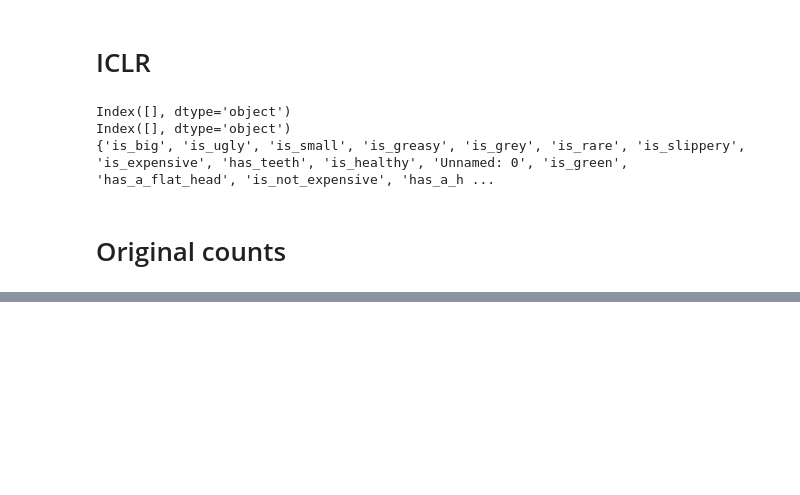
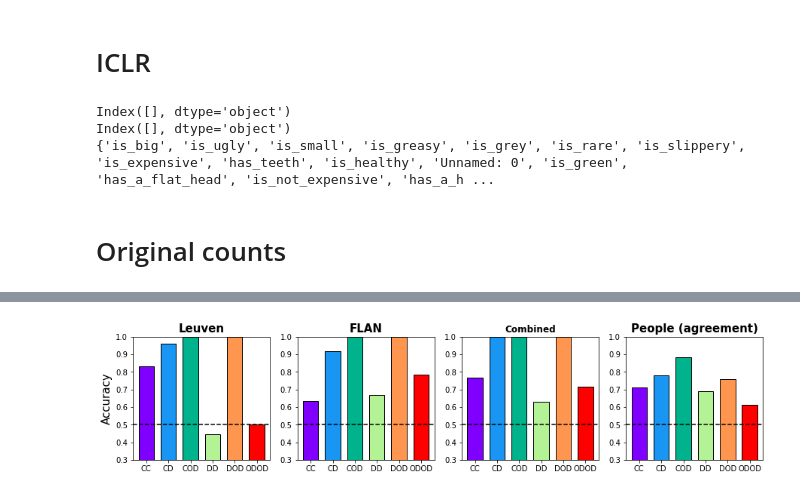
Before and after one commit to siddsuresh97/conceptual_representations_gpt, a Jupyter notebook: iclr/nb/exp_1.ipynb, the cells around one changed output, grey strips where cells are left out. Saved outputs shown, nothing was run; the diff lists cells and outputs as text; code cells hidden in the pictures; blank space fills up the shorter version.

```diff
--- a/iclr/nb/exp_1.ipynb
+++ b/iclr/nb/exp_1.ipynb
@@ -132,0 +979,10 @@ leuven_norms.to_csv('../data/leuven/leuven_norms_original_counts.csv')
+# %%
+leuven_norms, flan_responses = preprocess_leuven_and_flan_to_calculate_dprime(threshold=4, flan_responses_fpath='../data/leuven/flan_leuven_norms_with_spaces.csv')
+combined = combine_leuven_and_flan(leuven_norms, flan_responses)
+triplet_data = pd.read_csv('../results/leuven_triplets_meanagree.csv', index_col=0)
+
+# calculate cosine distance matrix between all pairs of stimuli in leuven_norms
+# set the names of the stimuli as the index of the dataframe
+leuven_cosine_dist = 1 - pd.DataFrame(cosine_similarity(leuven_norms.T), index=leuven_norms.columns, columns=leuven_norms.columns)
+flan_cosine_dist = 1 - pd.DataFrame(cosine_similarity(flan_responses.T), index=flan_responses.columns, columns=flan_responses.columns)
+combined_cosine_dist = 1 - pd.DataFrame(cosine_similarity(combined.T), index=combined.columns, columns=combined.columns)
@@ -132,0 +1059,69 @@ leuven_norms.to_csv('../data/leuven/leuven_norms_original_counts.csv')
+# %%
+df['leuven_4_accuracy']['ODOD'] = 0.5
+# %%
+fig, axes = plt.subplots(nrows=1, ncols=4, figsize=(15, 3))
+# set the title of the graph to be 'Accuracy of different models
+# fig.suptitle('Accuracy of predictions from different models', fontweight='bold', fontsize=20)
+original_colors = plt.cm.rainbow(np.linspace(0, 1, len(df.index)))
+colors = [colorsys.rgb_to_hsv(color[0]*255, color[1]*255, color[2]*255) for color in original_colors]
+colors = [colorsys.hsv_to_rgb(color[0], saturation, brightness) for color in colors]
+colors[0] = original_colors[0]
+colors[1] = original_colors[1]
+colors[3] = original_colors[3]
+colors[4] = original_colors[4]
+colors[5] = original_colors[5]
+
+
+
+# make the colors less bright and more saturated
+# decrease the distamce between the bars
+# remove the x axis label
+
+df['leuven_4_accuracy'].plot(kind='bar', color=colors, ax=axes[0],  width=0.7, edgecolor='black')
+axes[0].set_title('Leuven', fontweight='bold', fontsize=15)
+axes[0].set_ylabel('Accuracy', fontsize=15)
+axes[0].set_ylim(0.3, 1)
+axes[0].set_xticks(range(len(df.index)))
+axes[0].set_xticklabels(df.index, rotation=0)
+axes[0].set_xlabel('')
+# draw a dashed line at 0.5
+axes[0].axhline(y=0.5, color='black', linestyle='--')
+
+df['flan_no_spaces_accuracy'].plot(kind='bar', color=colors, ax=axes[1], width=0.7, edgecolor='black')
+axes[1].set_title('FLAN', fontweight='bold', fontsize=15)
+# axes[1].set_ylabel('Accuracy')
+axes[1].set_ylim(0.3, 1)
+axes[1].set_xticks(range(len(df.index)))
+axes[1].set_xticklabels(df.index, rotation=0)
+axes[1].set_xlabel('')
+# draw a dashed line at 0.5
+axes[1].axhline(y=0.5, color='black', linestyle='--')
+
+df['combined_accuracy'].plot(kind='bar', color=colors, ax=axes[2], width=0.7, edgecolor='black')
+axes[2].set_title('Combined', fontweight='bold', fontsize=12)
+# axes[2].set_ylabel('Accuracy')
+axes[2].set_ylim(0.3, 1)
+axes[2].set_xticks(range(len(df.index)))
+axes[2].set_xticklabels(df.index, rotation=0)
+axes[2].set_xlabel('')
+# draw a dashed line at 0.5
+axes[2].axhline(y=0.5, color='black', linestyle='--')
+
+df['pMaj'].plot(kind='bar', color=colors, ax=axes[3],  width=0.7, edgecolor='black')
+axes[3].set_title('People (agreement)', fontweight='bold', fontsize=15)
+# axes[3].set_ylabel('Accuracy')
+axes[3].set_ylim(0.3, 1)
+axes[3].set_xticks(range(len(df.index)))
+axes[3].set_xticklabels(df.index, rotation=0)
+# remove the x-axis label of the last subplot
+axes[3].set_xlabel('')
+axes[3].axhline(y=0.5, color='black', linestyle='--')
+
+
+plt.show()
+import matplotlib
+matplotlib.rcParams['pdf.fonttype'] = 42
+matplotlib.rcParams['ps.fonttype'] = 42
+fig.savefig('../graphs/accuracy.pdf', bbox_inches='tight', transparent=True)
+# %% [output]
+[figure, added]
```
Also changed, not shown: parts of 48 cells of this notebook, 14 other files.
